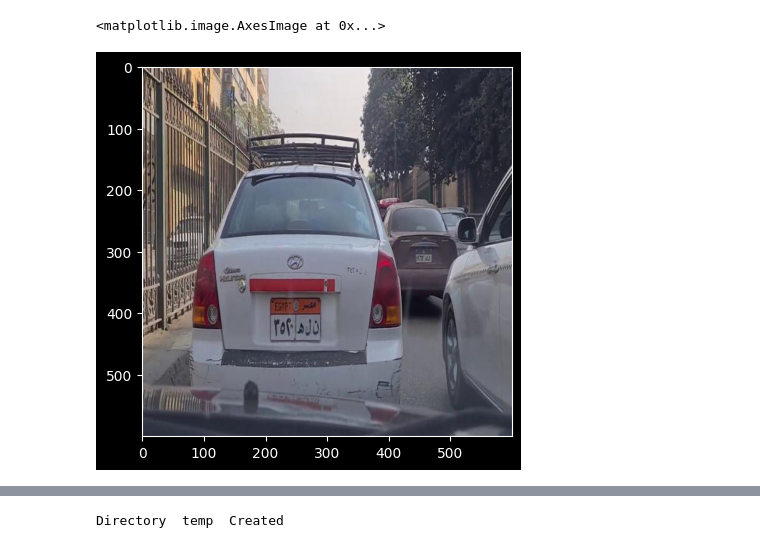
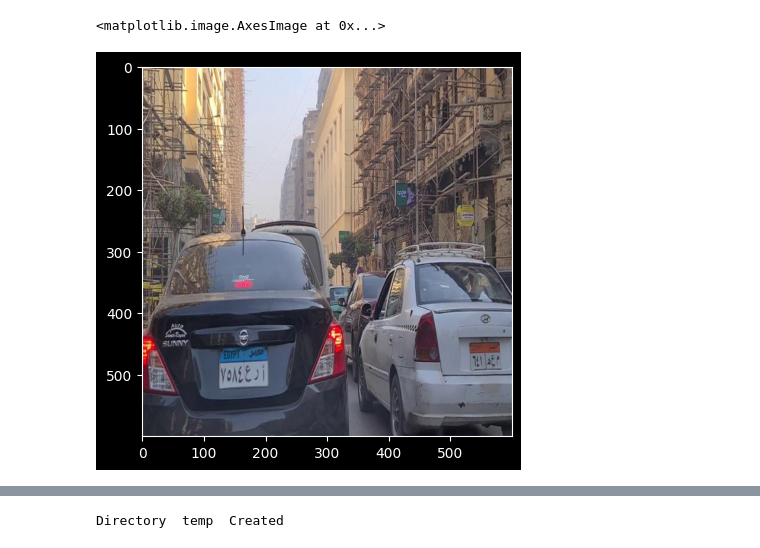
Before and after one commit to AhPro7/Egyptian-plate-cars-recognizer, a Jupyter notebook: cars_model.ipynb, the cells around one changed output, grey strips where cells are left out. Saved outputs shown, nothing was run; the diff lists cells and outputs as text; code cells hidden in the pictures.

```diff
--- a/cars_model.ipynb
+++ b/cars_model.ipynb
@@ -1,17 +1,17 @@
 # %%
 # read the image
 # using matplotlib
 from matplotlib import image
 from matplotlib import pyplot
 import numpy as np
 # load image as pixel array
-imag_pth='images/test.jpg'
+imag_pth='images/test2.jpg'
 data = image.imread(imag_pth)
 # plot image
 pyplot.imshow(data)
 # %% [output]
 <matplotlib.image.AxesImage at 0x...>
-[figure, old version]
+[figure, new version]
 # %%
 ! yolo task=detect \
 mode=predict \
```
Also changed, not shown: parts of 8 cells of this notebook, 36 other files.
